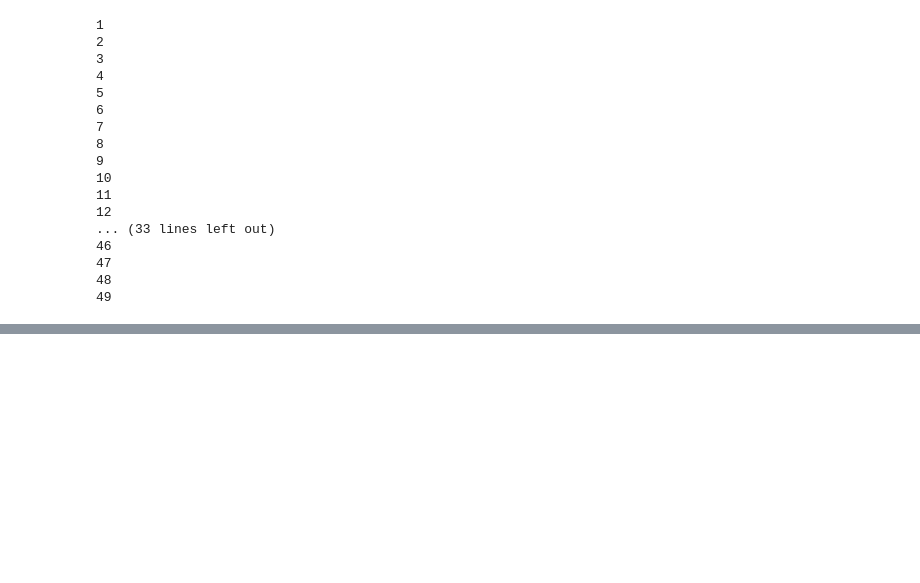
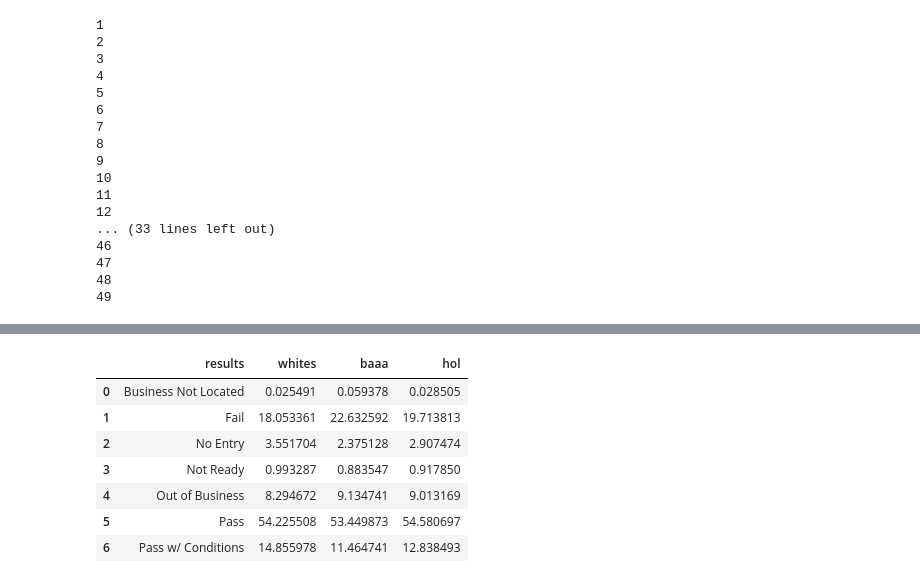
Before and after one commit to MNabegh/ADAknow, a Jupyter notebook: Ethnicity Study.ipynb, the cells around one changed output, grey strips where cells are left out. Drawn from its saved outputs; the diff is of its cells as text; code cells hidden in the pictures; blank space fills up the shorter version.

```diff
--- a/Ethnicity Study.ipynb
+++ b/Ethnicity Study.ipynb
@@ -87,6 +94,3 @@ for i in range(len(chicago_inspections)):
 47
 48
 49
-# %%
-with open('./data/chicago_inspections_ethnicity.pickle', 'rb') as fp:
-    chicago_inspections = pickle.load(fp)
@@ -113,3 +107,0 @@ zip_ethnicity.columns = ['zip', 'ethnicity']
-# %%
-chicago_inspections = chicago_inspections.fillna(0)
-chicago_inspections = chicago_inspections[chicago_inspections['zip'] != 0]
@@ -115,0 +125,7 @@ chicago_inspections = chicago_inspections[chicago_inspections['zip'] != 0]
+# %%
+# Storing the majority ethnicity names
+ethnicities = [
+    'White Alone', #whites,
+    'Black or African American Alone', #baaa
+    'Hispanic or Latino' #hol
+]
@@ -223,0 +404,32 @@ chicago_map
+# %%
+chicago_inspections['whites'] = chicago_inspections['majority_ethnicity'] == ethnicities[0]
+chicago_inspections['baaa'] = chicago_inspections['majority_ethnicity'] == ethnicities[1]
+chicago_inspections['hol'] = chicago_inspections['majority_ethnicity'] == ethnicities[2]
+
+chicago_inspections['whites'] = chicago_inspections['whites'].astype(float)
+chicago_inspections['baaa'] = chicago_inspections['baaa'].astype(float)
+chicago_inspections['hol'] = chicago_inspections['hol'].astype(float)
+
+whites = len(chicago_inspections[chicago_inspections['majority_ethnicity'] == ethnicities[0]])
+baaa = len(chicago_inspections[chicago_inspections['majority_ethnicity'] == ethnicities[1]])
+hol = len(chicago_inspections[chicago_inspections['majority_ethnicity'] == ethnicities[2]])
+
+data = chicago_inspections.groupby('results').sum()[['whites', 'baaa', 'hol']].reset_index()
+data['whites'] /= whites
+data['baaa'] /= baaa
+data['hol'] /= hol
+
+data['whites'] *= 100
+data['baaa'] *= 100
+data['hol'] *= 100
+# %%
+data
+# %% [output]
+|  | results | whites | baaa | hol |
+| 0 | Business Not Located | 0.025491 | 0.059378 | 0.028505 |
+| 1 | Fail | 18.053361 | 22.632592 | 19.713813 |
+| 2 | No Entry | 3.551704 | 2.375128 | 2.907474 |
+| 3 | Not Ready | 0.993287 | 0.883547 | 0.917850 |
+| 4 | Out of Business | 8.294672 | 9.134741 | 9.013169 |
+| 5 | Pass | 54.225508 | 53.449873 | 54.580697 |
+| 6 | Pass w/ Conditions | 14.855978 | 11.464741 | 12.838493 |
```
Also changed, not shown: parts of 14 cells of this notebook.
